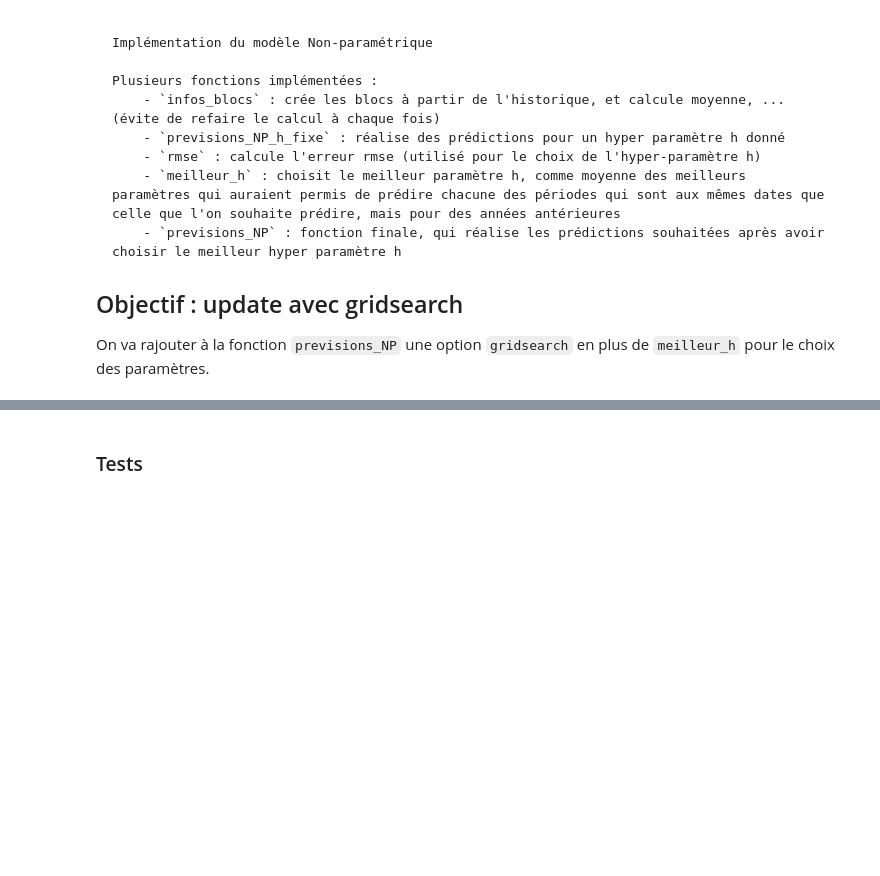
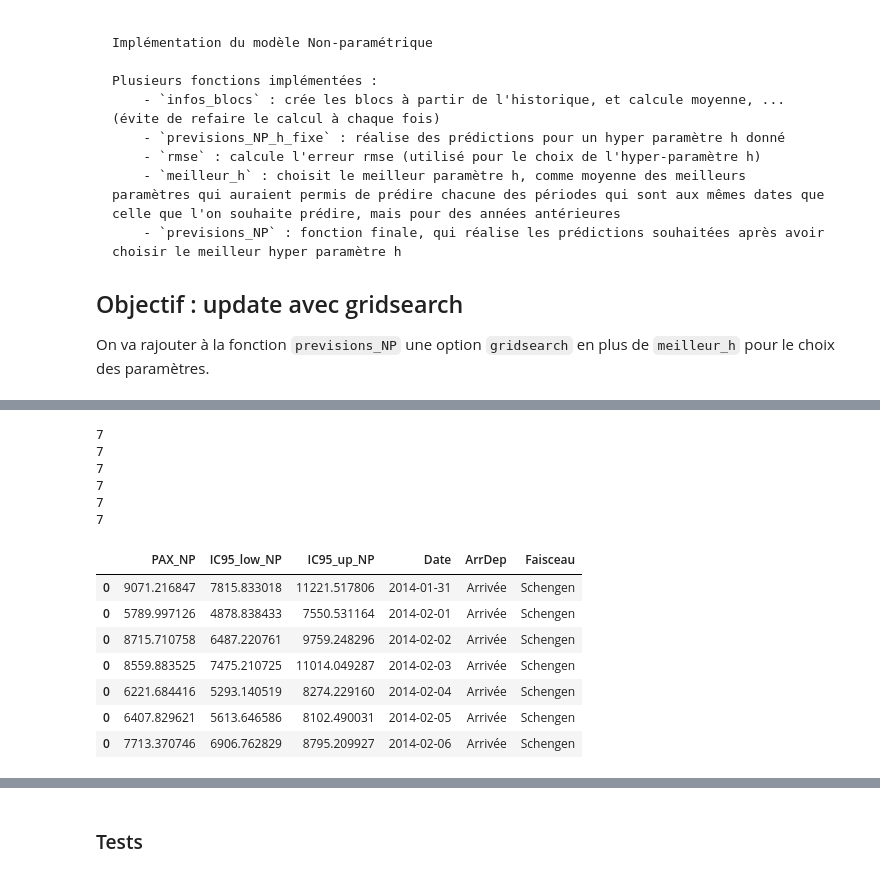
Before and after one commit to erialc-cal/StatApp_2020, a Jupyter notebook: Modélisation/Preparation_Gridsearch.ipynb, the cells around one changed output, grey strips where cells are left out. Drawn from its saved outputs; the diff is of its cells as text; code cells hidden in the pictures; blank space fills up the shorter version.

```diff
--- a/Modélisation/Preparation_Gridsearch.ipynb
+++ b/Modélisation/Preparation_Gridsearch.ipynb
@@ -192,0 +201,44 @@ def meilleur_h (histoMod, Calendrier, dateFinMod, hPrev, tailleBlocs) :
+# %%
+dateDebMod = pd.to_datetime("2008-01-01")
+dateFinMod = pd.to_datetime("2015-12-31")
+
+hPrev = 7
+
+##### TEST 2 #####
+
+dateDebMod = pd.to_datetime('2009-01-01')
+dateFinMod = pd.to_datetime('2014-01-30')
+
+
+histoMod = database[(database['Date']>=dateDebMod) & (database['Date']<=dateFinMod)]
+
+histoPrev = database[(database['Date']>dateFinMod) & (database['Date']<=dateFinMod+timedelta(days = hPrev))]
+
+
+histoMod_2 = histoMod[(histoMod['Faisceau']=='Schengen') & (histoMod['ArrDep']=='Arrivée')]
+
+##histoMod_2.to_csv('histoMod.csv')
+
+histoPrev_2 = histoPrev[(histoPrev['Faisceau']=='Schengen')&(histoPrev['ArrDep']=='Arrivée')]
+##histoPrev_2.to_csv('histoPrev.csv')
+
+
+test_2 = previsions_NP(histoMod_2, Calendrier, dateDebMod, dateFinMod, hPrev=7, ic=0.95, tailleBlocs=365, gridsearch=False)
+# %% [output]
+7
+7
+7
+7
+7
+7
+# %%
+test_2
+# %% [output]
+|  | PAX_NP | IC95_low_NP | IC95_up_NP | Date | ArrDep | Faisceau |
+| 0 | 9071.216847 | 7815.833018 | 11221.517806 | 2014-01-31 | Arrivée | Schengen |
+| 0 | 5789.997126 | 4878.838433 | 7550.531164 | 2014-02-01 | Arrivée | Schengen |
+| 0 | 8715.710758 | 6487.220761 | 9759.248296 | 2014-02-02 | Arrivée | Schengen |
+| 0 | 8559.883525 | 7475.210725 | 11014.049287 | 2014-02-03 | Arrivée | Schengen |
+| 0 | 6221.684416 | 5293.140519 | 8274.229160 | 2014-02-04 | Arrivée | Schengen |
+| 0 | 6407.829621 | 5613.646586 | 8102.490031 | 2014-02-05 | Arrivée | Schengen |
+| 0 | 7713.370746 | 6906.762829 | 8795.209927 | 2014-02-06 | Arrivée | Schengen |
```
Also changed, not shown: parts of 20 cells of this notebook.
